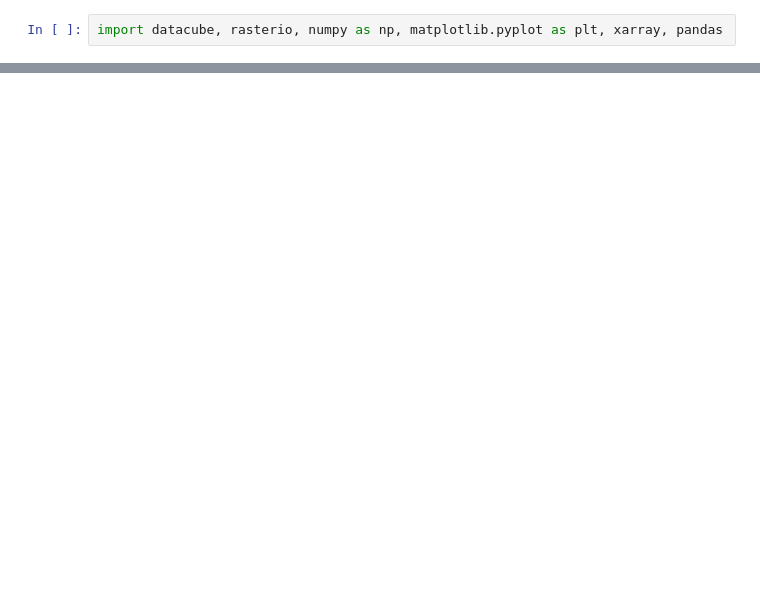
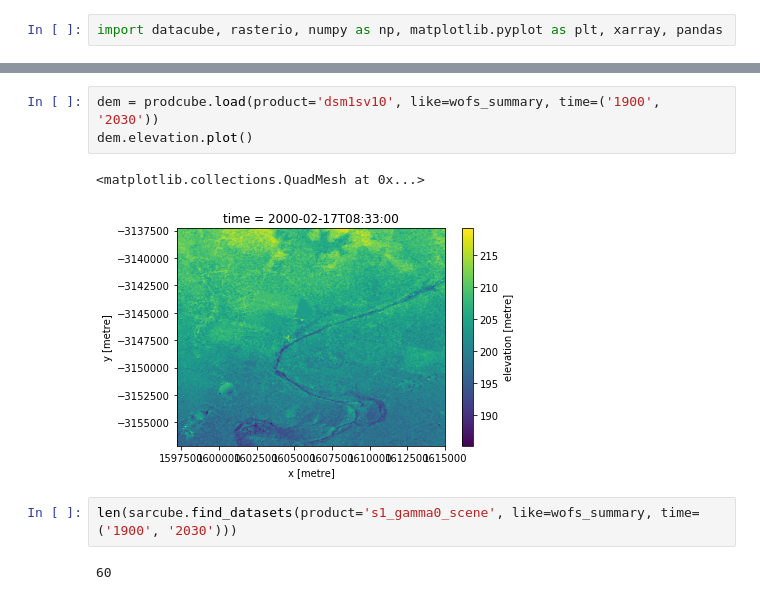
Before and after one commit to GeoscienceAustralia/dea-sar-flood-veg, a Jupyter notebook: notebooks/Example.ipynb, the cells around one changed output, grey strips where cells are left out. Cells and saved outputs as stored; diff of their text form; blank space fills up the shorter version.

```diff
--- a/notebooks/Example.ipynb
+++ b/notebooks/Example.ipynb
@@ -34,0 +28,10 @@ radar = sarcube.load(product='s1_gamma0_scene', lat=(lat+e,lat-e), lon=(lon+e,lo
+# %%
+dem = prodcube.load(product='dsm1sv10', like=wofs_summary, time=('1900', '2030'))
+dem.elevation.plot()
+# %% [output]
+<matplotlib.collections.QuadMesh at 0x...>
+[figure, added]
+# %%
+len(sarcube.find_datasets(product='s1_gamma0_scene', like=wofs_summary, time=('1900', '2030')))
+# %% [output]
+60
```
Also changed, not shown: parts of 8 cells of this notebook.
